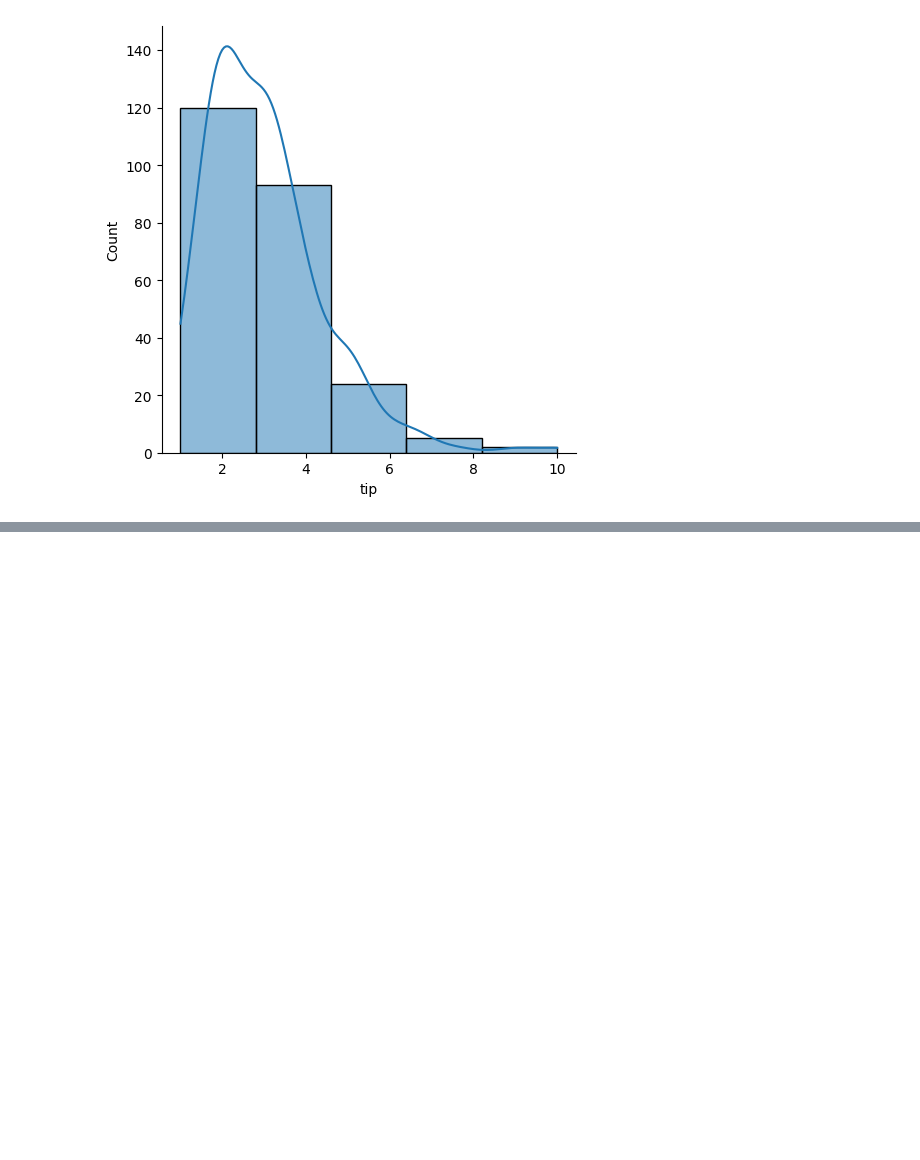
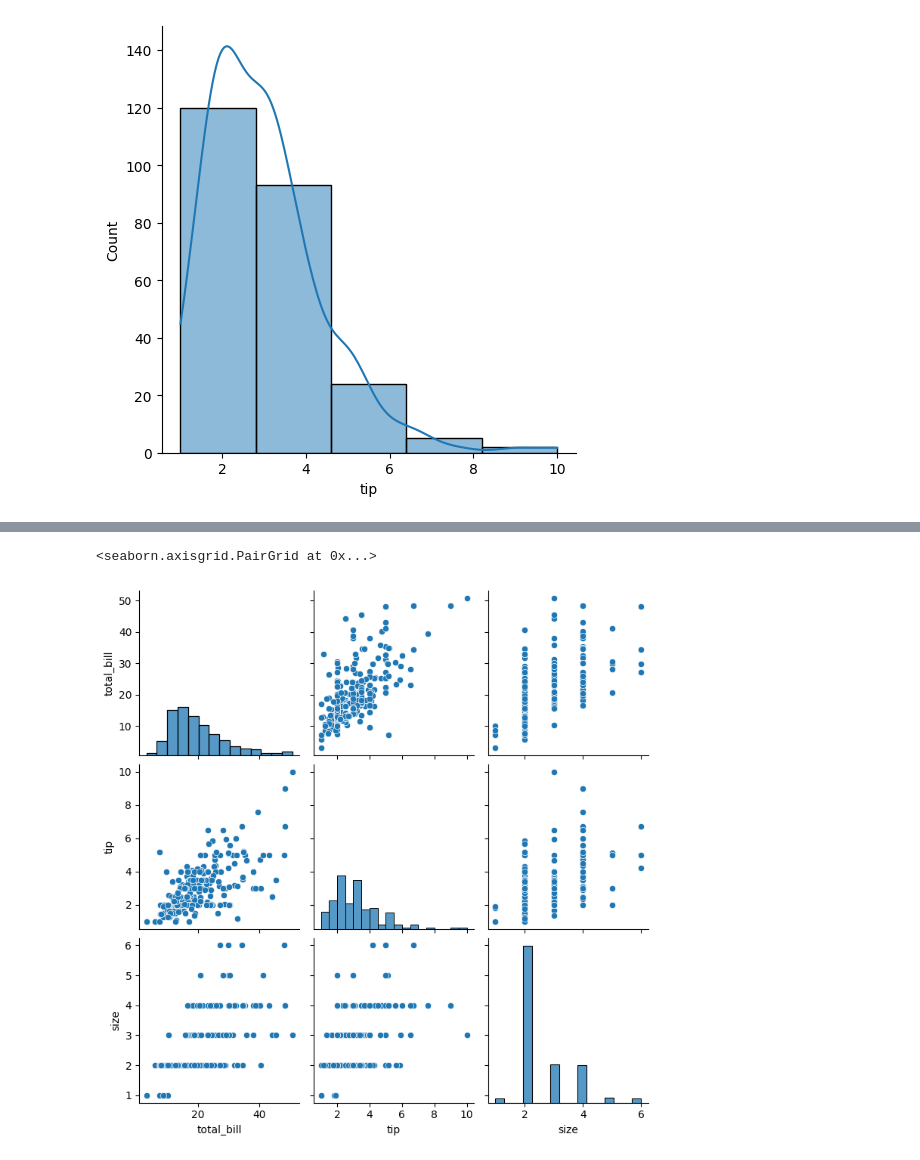
Before and after one commit to shivam-kumar3/Complete-Machine-Learning-NLP-Bootcamp-MLOPS-Deployment, a Jupyter notebook: Section 11 - Data Analysis/Data_Visual.ipynb, the cells around one changed output, grey strips where cells are left out. Cells and saved outputs as stored; diff of their text form; code cells hidden in the pictures; blank space fills up the shorter version.

```diff
--- a/Section 11 - Data Analysis/Data_Visual.ipynb
+++ b/Section 11 - Data Analysis/Data_Visual.ipynb
@@ -73,0 +79,5 @@ sns.displot(df['tip'])
+# %%
+sns.pairplot(df)
+# %% [output]
+<seaborn.axisgrid.PairGrid at 0x...>
+[figure, added]
```
Also changed, not shown: parts of 11 cells of this notebook.
